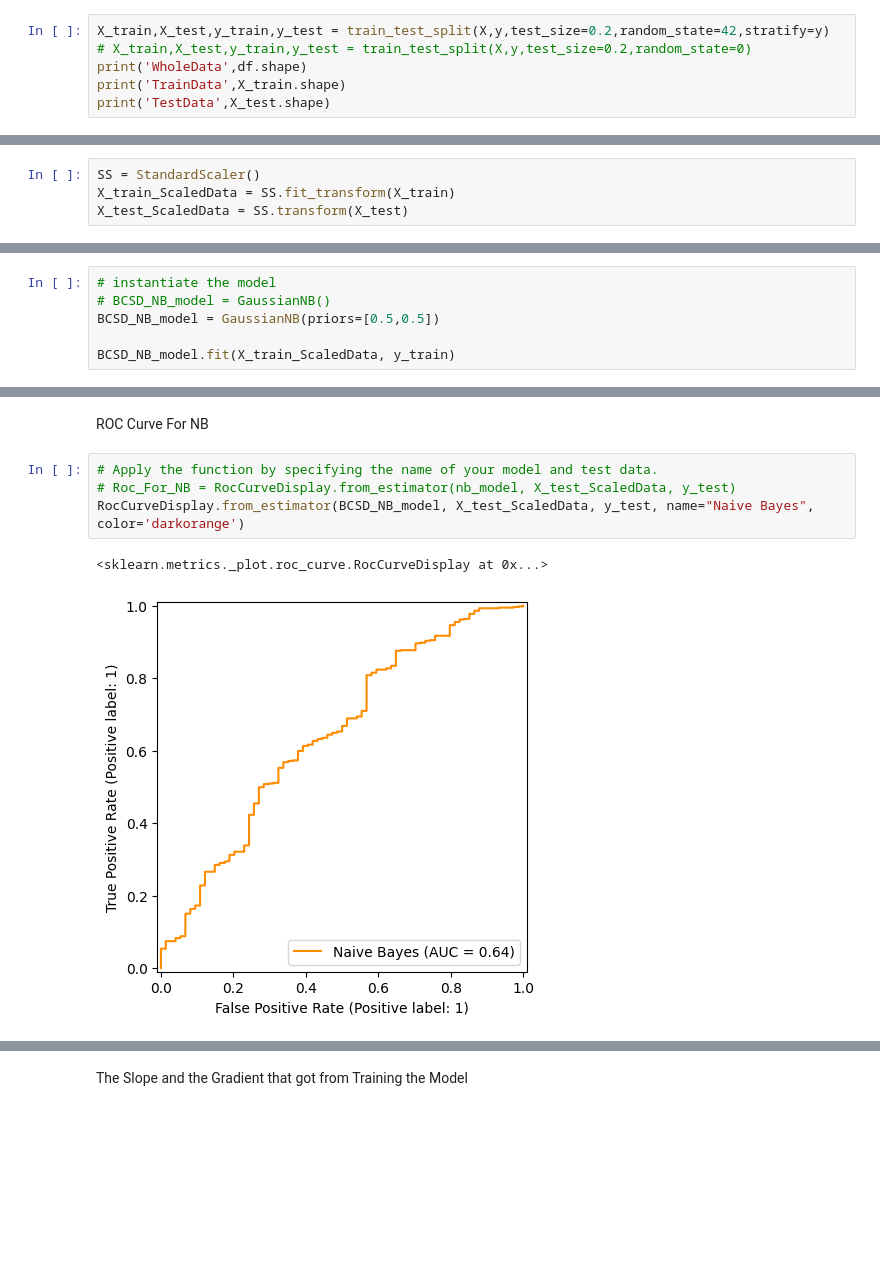
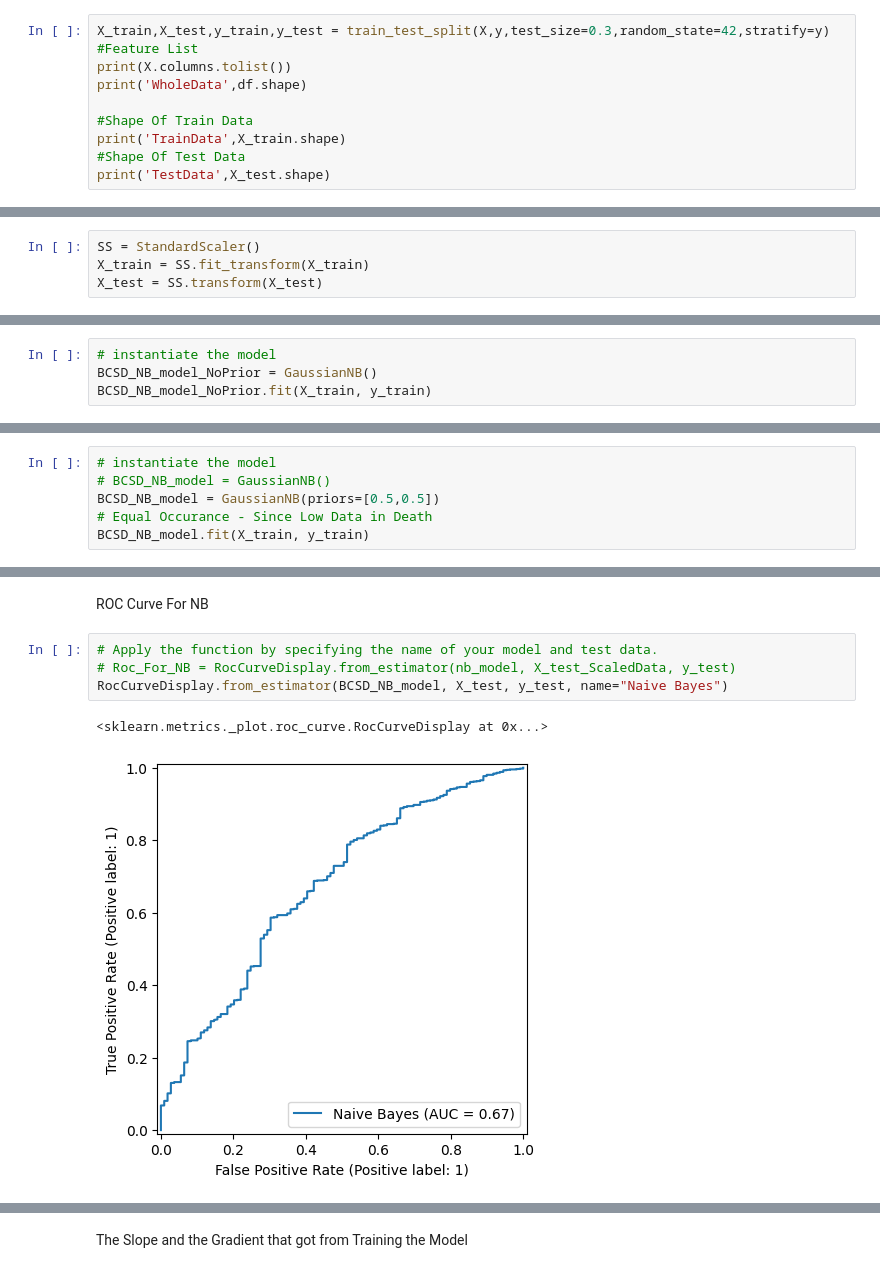
Before and after one commit to Ahd-Rizlan/Machine-Learning, a Jupyter notebook: Notebook_02.ipynb, the cells around one changed output, grey strips where cells are left out. Drawn from its saved outputs; the diff is of its cells as text; blank space fills up the shorter version.

```diff
--- a/Notebook_02.ipynb
+++ b/Notebook_02.ipynb
@@ -144,7 +136,11 @@ Splitting Data into Train and Test
 # %%
-X_train,X_test,y_train,y_test = train_test_split(X,y,test_size=0.2,random_state=42,stratify=y)
-# X_train,X_test,y_train,y_test = train_test_split(X,y,test_size=0.2,random_state=0)
+X_train,X_test,y_train,y_test = train_test_split(X,y,test_size=0.3,random_state=42,stratify=y)
+#Feature List
+print(X.columns.tolist())
 print('WholeData',df.shape)
+
+#Shape Of Train Data
 print('TrainData',X_train.shape)
+#Shape Of Test Data
 print('TestData',X_test.shape)
 # %% [output]
@@ -154,7 +151,7 @@ TestData (653, 12)
 # %%
 SS = StandardScaler()
-X_train_ScaledData = SS.fit_transform(X_train)
-X_test_ScaledData = SS.transform(X_test)
+X_train = SS.fit_transform(X_train)
+X_test = SS.transform(X_test)
 # %% [markdown]
 There are different Magnitudes in the dataset , this can be affect the logistic regression (Classification) we have to Standadize those using sklearn StandardScaler
 
@@ -189,0 +163,4 @@ print(scaled_df.head())
+# %%
+# instantiate the model
+BCSD_NB_model_NoPrior = GaussianNB()
+BCSD_NB_model_NoPrior.fit(X_train, y_train)
@@ -191,8 +210,8 @@ print(scaled_df.head())
 # instantiate the model
 # BCSD_NB_model = GaussianNB()
 BCSD_NB_model = GaussianNB(priors=[0.5,0.5])
-
-BCSD_NB_model.fit(X_train_ScaledData, y_train)
+# Equal Occurance - Since Low Data in Death
+BCSD_NB_model.fit(X_train, y_train)
 # %% [output]
 GaussianNB(priors=[0.5, 0.5])
 # %% [markdown]
@@ -228,8 +252,8 @@ ROC Curve For NB
 # %%
 # Apply the function by specifying the name of your model and test data.
 # Roc_For_NB = RocCurveDisplay.from_estimator(nb_model, X_test_ScaledData, y_test)
-RocCurveDisplay.from_estimator(BCSD_NB_model, X_test_ScaledData, y_test, name="Naive Bayes", color='darkorange')
+RocCurveDisplay.from_estimator(BCSD_NB_model, X_test, y_test, name="Naive Bayes")
 # %% [output]
 <sklearn.metrics._plot.roc_curve.RocCurveDisplay at 0x...>
-[figure, old version]
+[figure, new version]
 # %% [markdown]
```
Also changed, not shown: parts of 85 cells of this notebook.
